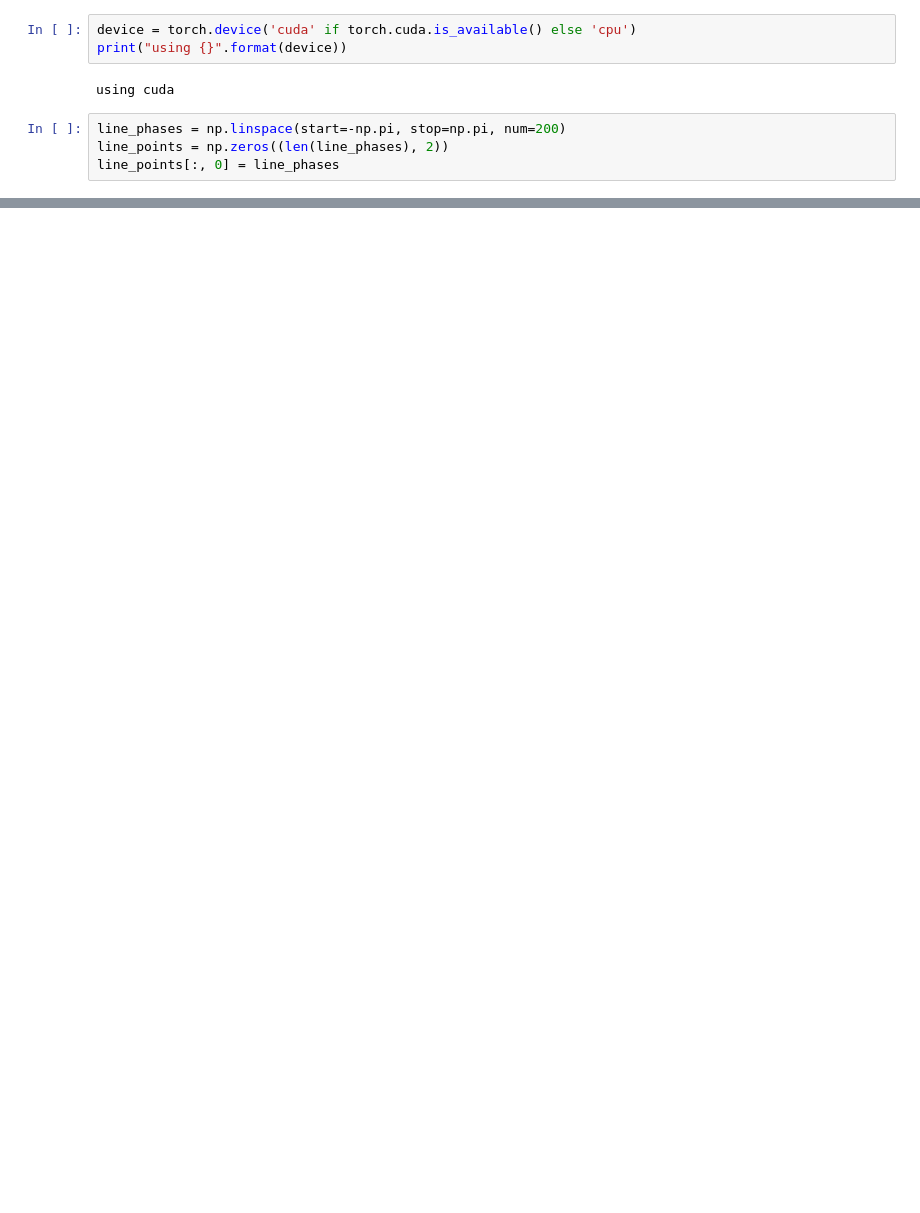
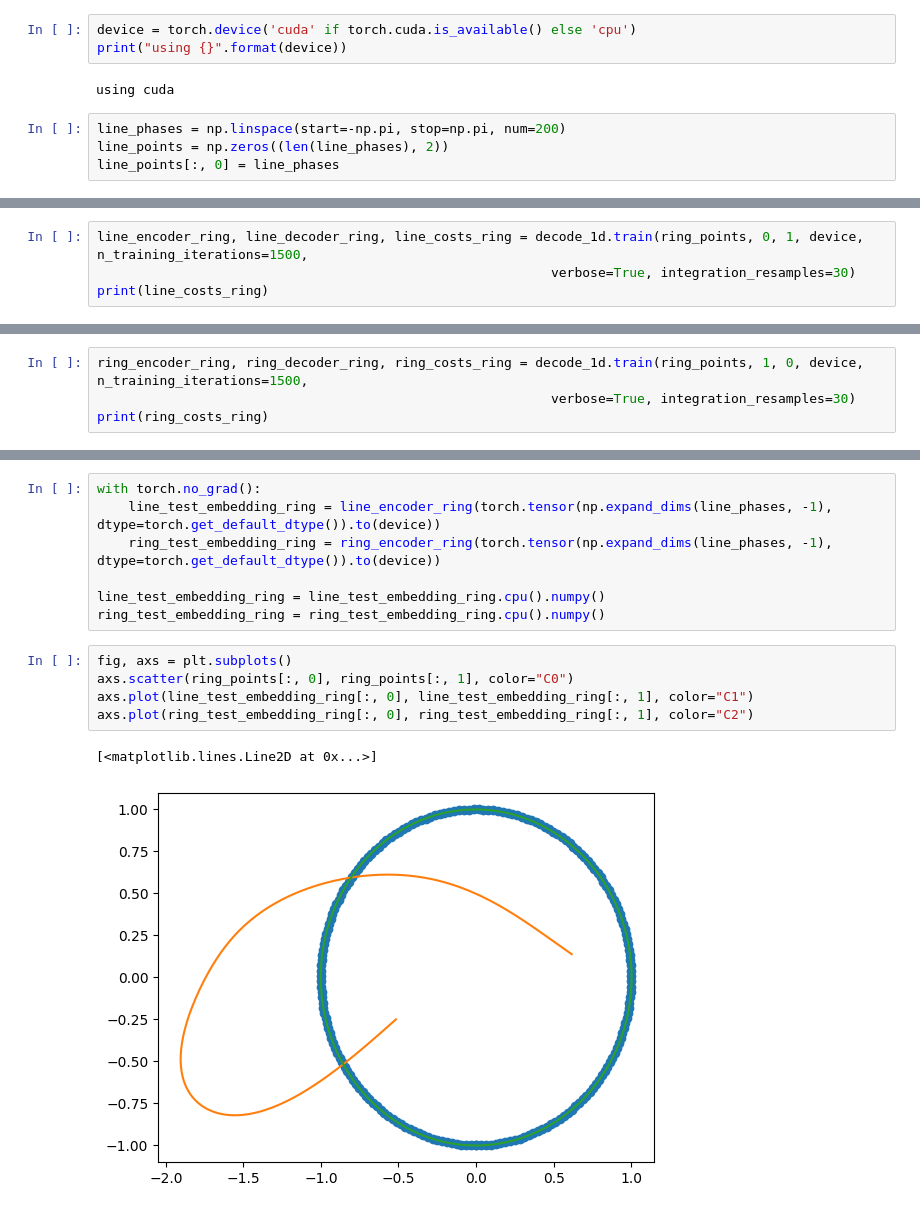
Before and after one commit to trevormccrt/dmd, a Jupyter notebook: examples/line_decoding.ipynb, the cells around one changed output, grey strips where cells are left out. Drawn from its saved outputs; the diff is of its cells as text; blank space fills up the shorter version.

```diff
--- a/examples/line_decoding.ipynb
+++ b/examples/line_decoding.ipynb
@@ -70,0 +80,4 @@ axs.plot(line_test_embedding[])
+# %%
+line_encoder_ring, line_decoder_ring, line_costs_ring = decode_1d.train(ring_points, 0, 1, device, n_training_iterations=1500,
+                                                          verbose=True, integration_resamples=30)
+print(line_costs_ring)
@@ -70,0 +101,4 @@ axs.plot(line_test_embedding[])
+# %%
+ring_encoder_ring, ring_decoder_ring, ring_costs_ring = decode_1d.train(ring_points, 1, 0, device, n_training_iterations=1500,
+                                                          verbose=True, integration_resamples=30)
+print(ring_costs_ring)
@@ -70,0 +123,15 @@ axs.plot(line_test_embedding[])
+# %%
+with torch.no_grad():
+    line_test_embedding_ring = line_encoder_ring(torch.tensor(np.expand_dims(line_phases, -1), dtype=torch.get_default_dtype()).to(device))
+    ring_test_embedding_ring = ring_encoder_ring(torch.tensor(np.expand_dims(line_phases, -1), dtype=torch.get_default_dtype()).to(device))
+
+line_test_embedding_ring = line_test_embedding_ring.cpu().numpy()
+ring_test_embedding_ring = ring_test_embedding_ring.cpu().numpy()
+# %%
+fig, axs = plt.subplots()
+axs.scatter(ring_points[:, 0], ring_points[:, 1], color="C0")
+axs.plot(line_test_embedding_ring[:, 0], line_test_embedding_ring[:, 1], color="C1")
+axs.plot(ring_test_embedding_ring[:, 0], ring_test_embedding_ring[:, 1], color="C2")
+# %% [output]
+[<matplotlib.lines.Line2D at 0x...>]
+[figure, added]
```
Also changed, not shown: parts of 8 cells of this notebook, 1 other file.
